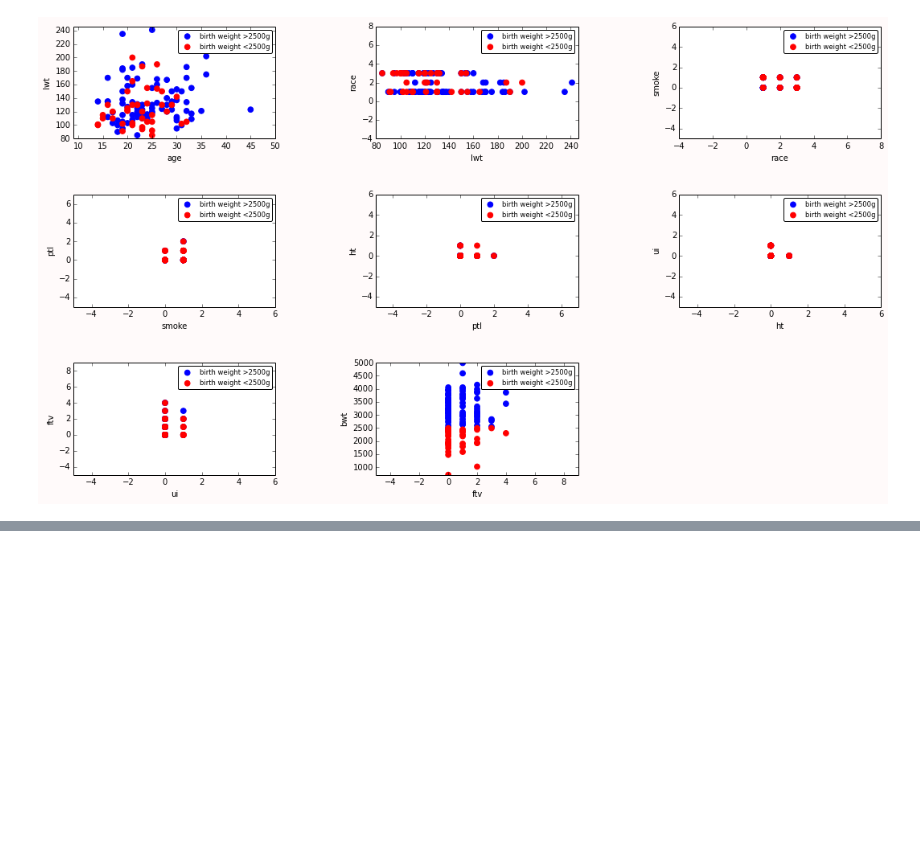
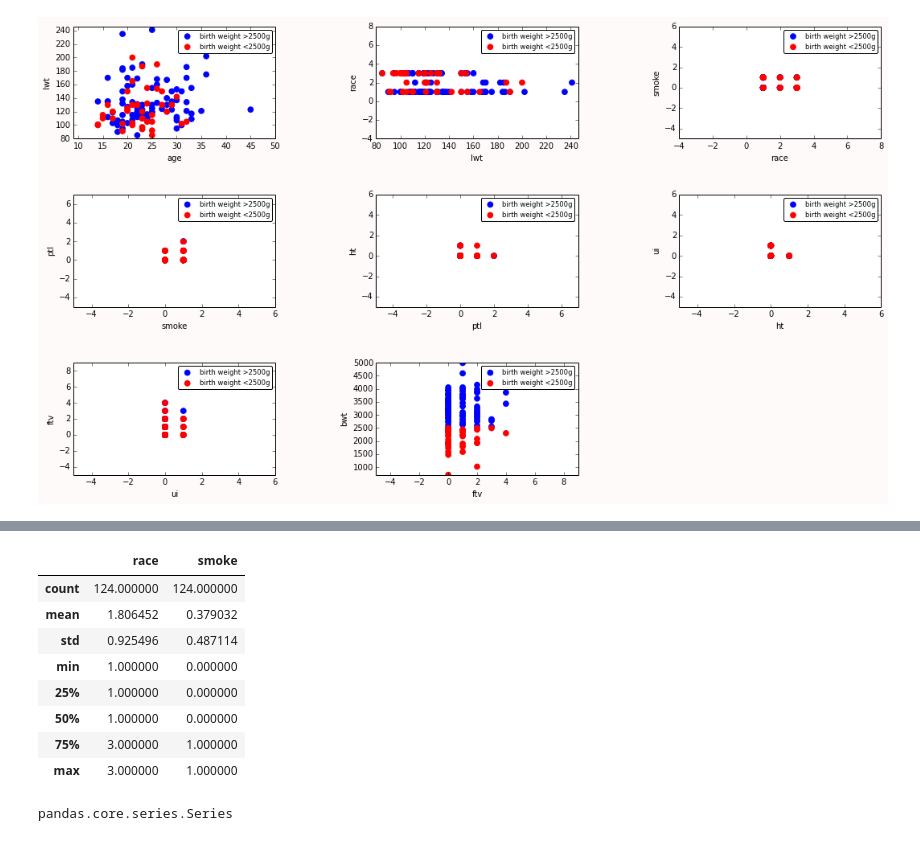
Before and after one commit to Gabya06/datascience, a Jupyter notebook: LogisticRegression/LogisticRegression-LowBirthWeight.ipynb, the cells around one changed output, grey strips where cells are left out. Saved outputs shown, nothing was run; the diff lists cells and outputs as text; code cells hidden in the pictures; blank space fills up the shorter version.

```diff
--- a/LogisticRegression/LogisticRegression-LowBirthWeight.ipynb
+++ b/LogisticRegression/LogisticRegression-LowBirthWeight.ipynb
@@ -175,0 +214,18 @@ pyplot.show()
+# %%
+x[['race','smoke']].describe()
+# %% [output]
+|  | race | smoke |
+| count | 124.000000 | 124.000000 |
+| mean | 1.806452 | 0.379032 |
+| std | 0.925496 | 0.487114 |
+| min | 1.000000 | 0.000000 |
+| 25% | 1.000000 | 0.000000 |
+| 50% | 1.000000 | 0.000000 |
+| 75% | 3.000000 | 1.000000 |
+| max | 3.000000 | 1.000000 |
+# %%
+label.ix[1]
+#label.loc[['low'==0]]
+type(label.loc[:,'low'])
+# %% [output]
+pandas.core.series.Series
```
Also changed, not shown: parts of 9 cells of this notebook.
